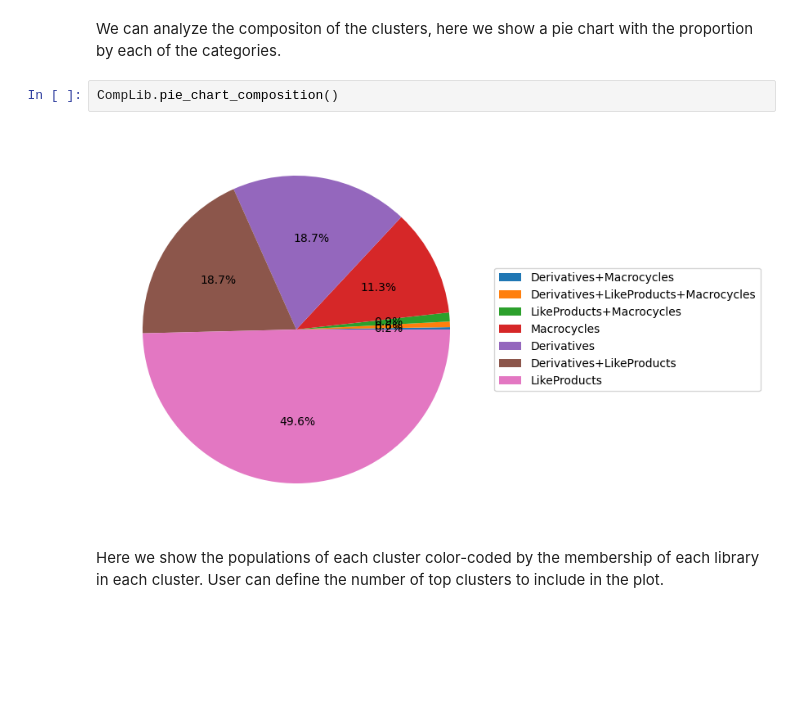
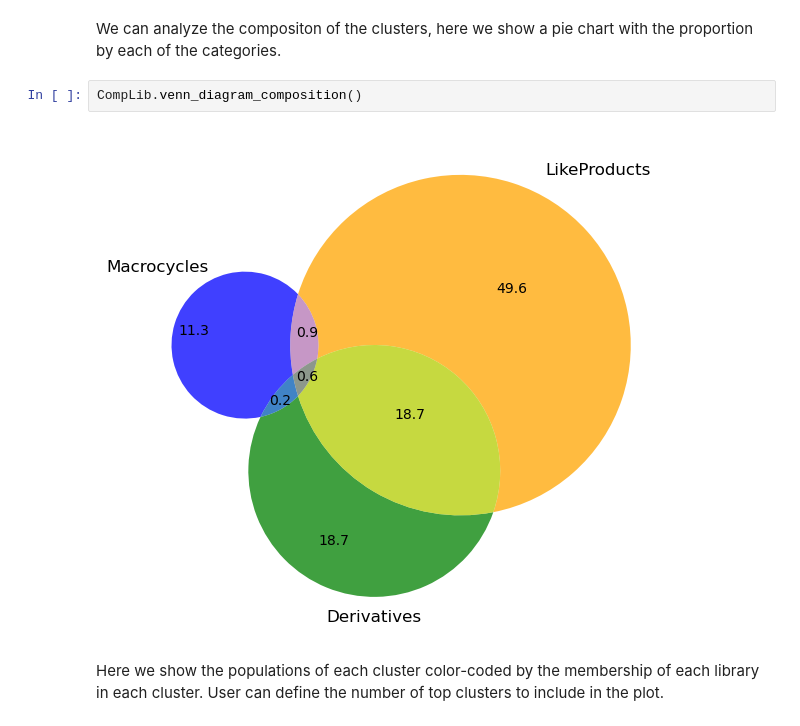
Before and after one commit to mqcomplab/iChem, a Jupyter notebook: scripts/library_compare.ipynb, the cells around one changed output. Drawn from its saved outputs; the diff is of its cells as text; blank space fills up the shorter version.

```diff
--- a/scripts/library_compare.ipynb
+++ b/scripts/library_compare.ipynb
@@ -182,9 +182,9 @@ mapping['Derivatives+Macrocycles']
 # %% [markdown]
 We can analyze the compositon of the clusters, here we show a pie chart with the proportion by each of the categories.
 # %%
-CompLib.pie_chart_composition()
+CompLib.venn_diagram_composition()
 # %% [output]
-[figure, old version]
+[figure, new version]
 # %% [markdown]
 Here we show the populations of each cluster color-coded by the membership of each library in each cluster. User can define the number of top clusters to include in the plot.
 # %%
```
Also changed, not shown: parts of 9 cells of this notebook, 17 other files.
